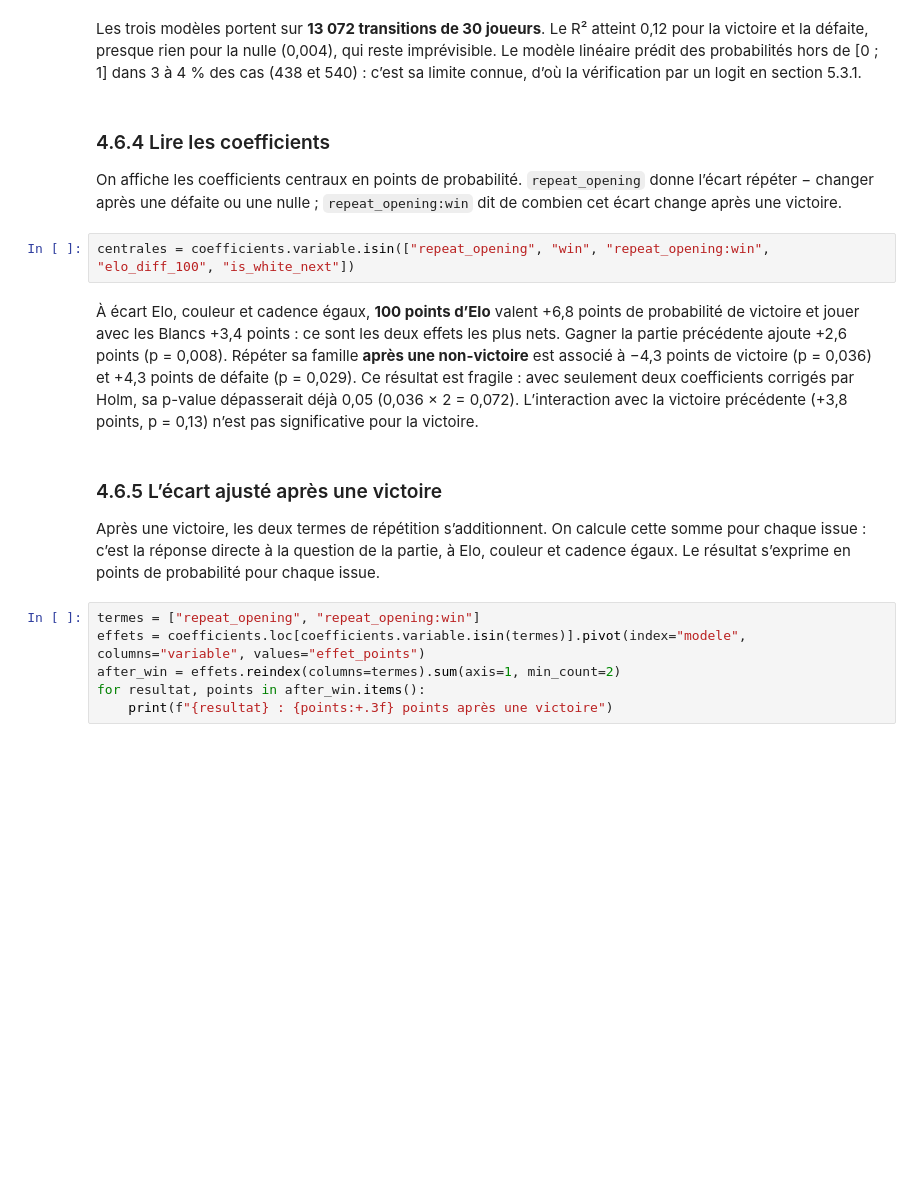
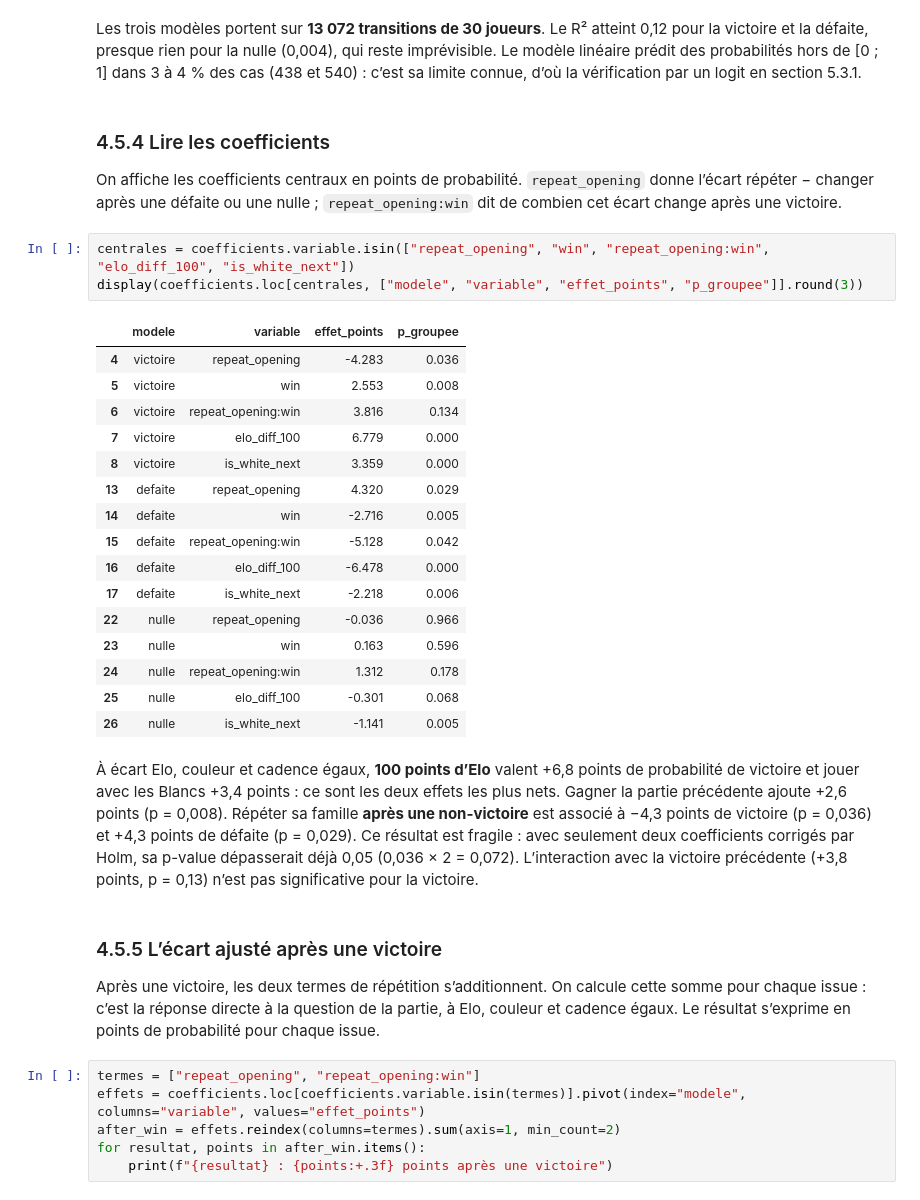
Before and after one commit to Hadrienfonrojet/ANALYSE-MARCHE-, a Jupyter notebook: QueensGambit.ipynb, the cells around one changed output. Drawn from its saved outputs; the diff is of its cells as text; blank space fills up the shorter version.

```diff
--- a/QueensGambit.ipynb
+++ b/QueensGambit.ipynb
@@ -784,15 +836,33 @@ display(modeles[["modele", "n_transitions", "n_joueurs", "r2", "inferer", "predi
 # %% [markdown]
 Les trois modèles portent sur **13 072 transitions de 30 joueurs**. Le R² atteint 0,12 pour la victoire et la défaite, presque rien pour la nulle (0,004), qui reste imprévisible. Le modèle linéaire prédit des probabilités hors de [0 ; 1] dans 3 à 4 % des cas (438 et 540) : c’est sa limite connue, d’où la vérification par un logit en section 5.3.1.
 # %% [markdown]
-### 4.6.4 Lire les coefficients
+### 4.5.4 Lire les coefficients
 
 On affiche les coefficients centraux en points de probabilité. `repeat_opening` donne l’écart répéter − changer après une défaite ou une nulle ; `repeat_opening:win` dit de combien cet écart change après une victoire.
 # %%
 centrales = coefficients.variable.isin(["repeat_opening", "win", "repeat_opening:win", "elo_diff_100", "is_white_next"])
+display(coefficients.loc[centrales, ["modele", "variable", "effet_points", "p_groupee"]].round(3))
+# %% [output]
+|  | modele | variable | effet_points | p_groupee |
+| 4 | victoire | repeat_opening | -4.283 | 0.036 |
+| 5 | victoire | win | 2.553 | 0.008 |
+| 6 | victoire | repeat_opening:win | 3.816 | 0.134 |
+| 7 | victoire | elo_diff_100 | 6.779 | 0.000 |
+| 8 | victoire | is_white_next | 3.359 | 0.000 |
+| 13 | defaite | repeat_opening | 4.320 | 0.029 |
+| 14 | defaite | win | -2.716 | 0.005 |
+| 15 | defaite | repeat_opening:win | -5.128 | 0.042 |
+| 16 | defaite | elo_diff_100 | -6.478 | 0.000 |
+| 17 | defaite | is_white_next | -2.218 | 0.006 |
+| 22 | nulle | repeat_opening | -0.036 | 0.966 |
+| 23 | nulle | win | 0.163 | 0.596 |
+| 24 | nulle | repeat_opening:win | 1.312 | 0.178 |
+| 25 | nulle | elo_diff_100 | -0.301 | 0.068 |
+| 26 | nulle | is_white_next | -1.141 | 0.005 |
 # %% [markdown]
 À écart Elo, couleur et cadence égaux, **100 points d’Elo** valent +6,8 points de probabilité de victoire et jouer avec les Blancs +3,4 points : ce sont les deux effets les plus nets. Gagner la partie précédente ajoute +2,6 points (p = 0,008). Répéter sa famille **après une non-victoire** est associé à −4,3 points de victoire (p = 0,036) et +4,3 points de défaite (p = 0,029). Ce résultat est fragile : avec seulement deux coefficients corrigés par Holm, sa p-value dépasserait déjà 0,05 (0,036 × 2 = 0,072). L’interaction avec la victoire précédente (+3,8 points, p = 0,13) n’est pas significative pour la victoire.
 # %% [markdown]
-### 4.6.5 L’écart ajusté après une victoire
+### 4.5.5 L’écart ajusté après une victoire
 
 Après une victoire, les deux termes de répétition s’additionnent. On calcule cette somme pour chaque issue : c’est la réponse directe à la question de la partie, à Elo, couleur et cadence égaux. Le résultat s’exprime en points de probabilité pour chaque issue.
 # %%
```
Also changed, not shown: parts of 31 cells of this notebook, 1 other file.
